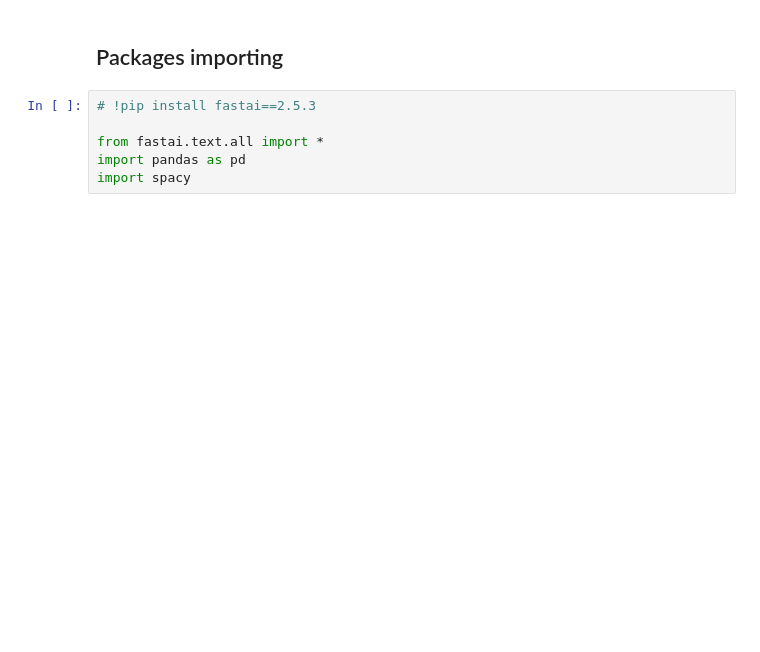
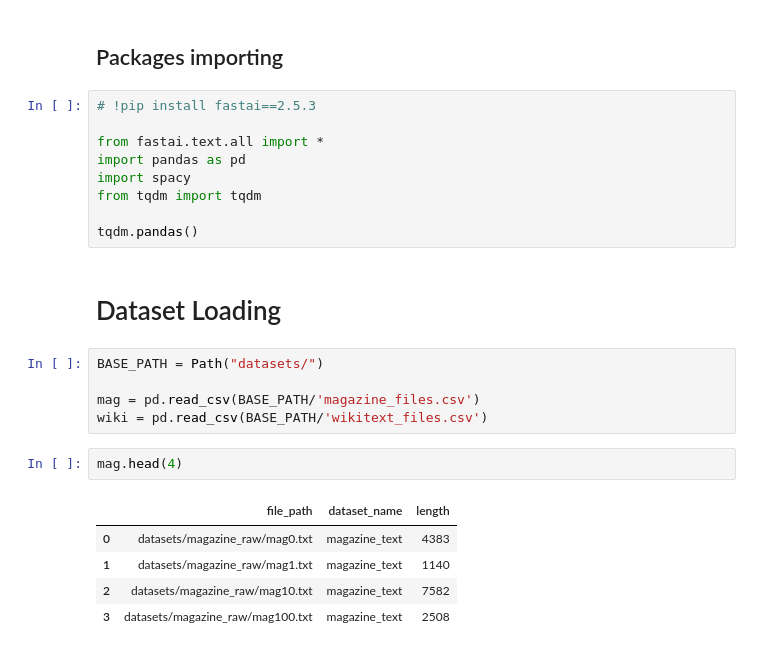
Before and after one commit to lkarjun/malayalam-language-model, a Jupyter notebook: notebook.ipynb, the cells around one changed output. Saved outputs shown, nothing was run; the diff lists cells and outputs as text; blank space fills up the shorter version.

```diff
--- a/notebook.ipynb
+++ b/notebook.ipynb
@@ -35,3 +53,21 @@ Streaming output truncated to the last 5000 lines.
 from fastai.text.all import *
 import pandas as pd
 import spacy
+from tqdm import tqdm
+
+tqdm.pandas()
+# %% [markdown]
+# Dataset Loading
+# %%
+BASE_PATH = Path("datasets/")
+
+mag = pd.read_csv(BASE_PATH/'magazine_files.csv')
+wiki = pd.read_csv(BASE_PATH/'wikitext_files.csv')
+# %%
+mag.head(4)
+# %% [output]
+|  | file_path | dataset_name | length |
+| 0 | datasets/magazine_raw/mag0.txt | magazine_text | 4383 |
+| 1 | datasets/magazine_raw/mag1.txt | magazine_text | 1140 |
+| 2 | datasets/magazine_raw/mag10.txt | magazine_text | 7582 |
+| 3 | datasets/magazine_raw/mag100.txt | magazine_text | 2508 |
```
Also changed, not shown: parts of 8 cells of this notebook.
